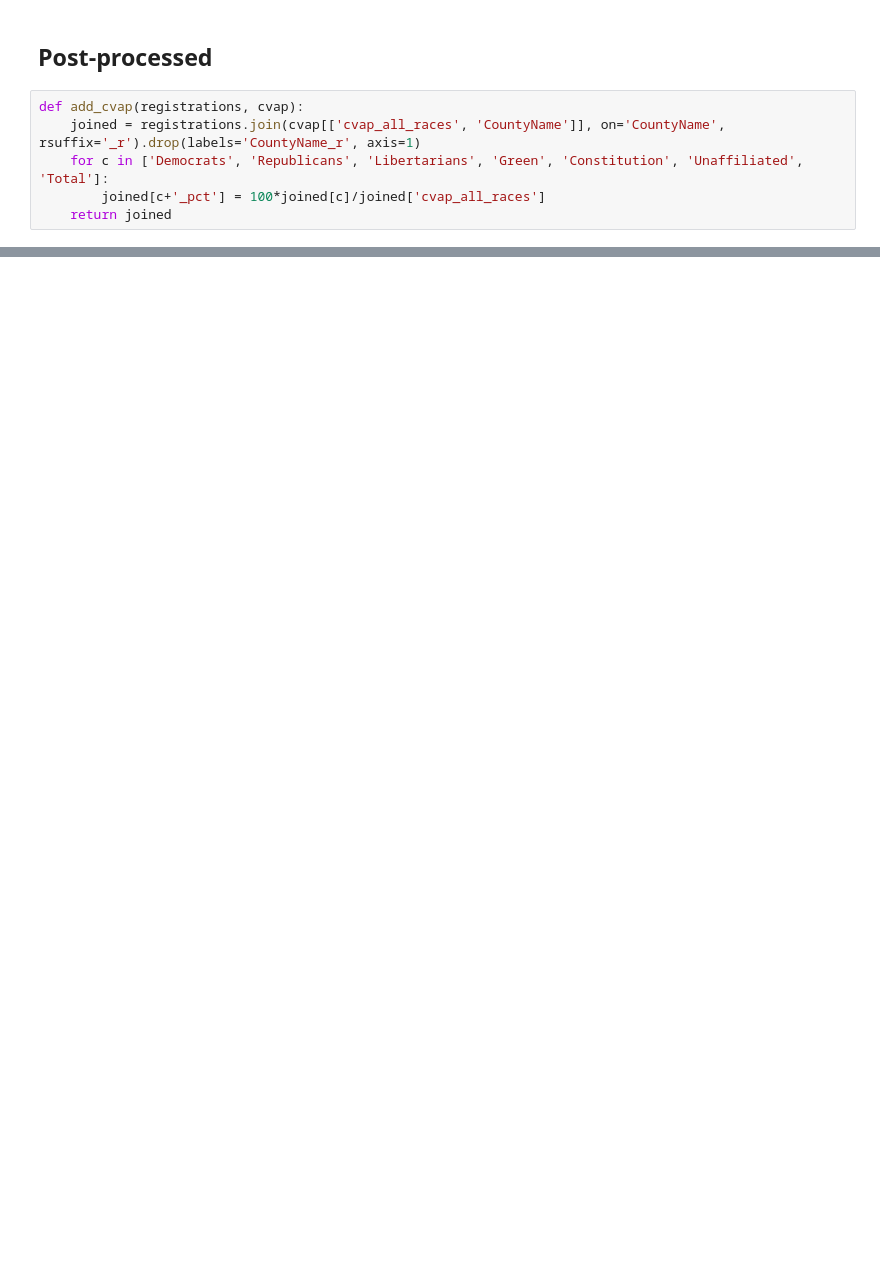
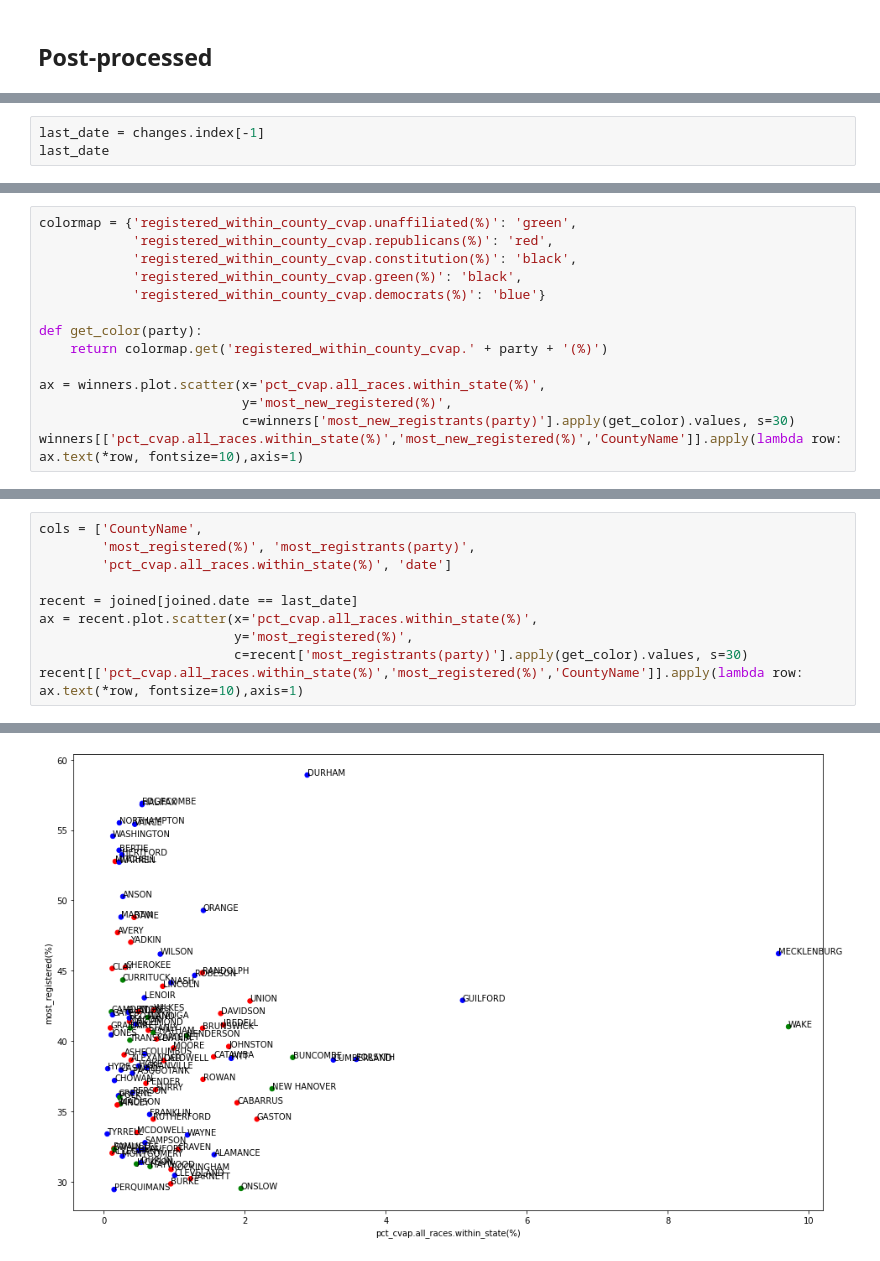
Before and after one commit to mookerji/nc-2020-dat, a Jupyter notebook: process-data-nc-2020.ipynb, the cells around one changed output, grey strips where cells are left out. Cells and saved outputs as stored; diff of their text form; blank space fills up the shorter version.

```diff
--- a/process-data-nc-2020.ipynb
+++ b/process-data-nc-2020.ipynb
@@ -117,8 +217,2 @@ cvap_df.to_csv('data/cvap2020_all_races.csv', index=False)
 # %% [markdown]
 ## Post-processed
-# %%
-def add_cvap(registrations, cvap):
-    joined = registrations.join(cvap[['cvap_all_races', 'CountyName']], on='CountyName', rsuffix='_r').drop(labels='CountyName_r', axis=1)
-    for c in ['Democrats', 'Republicans', 'Libertarians', 'Green', 'Constitution', 'Unaffiliated', 'Total']:
-        joined[c+'_pct'] = 100*joined[c]/joined['cvap_all_races']
-    return joined
@@ -166,0 +301,3 @@ changes.to_csv('data/joined2020_changes.csv', index=False)
+# %%
+last_date = changes.index[-1]
+last_date
@@ -166,0 +396,14 @@ changes.to_csv('data/joined2020_changes.csv', index=False)
+# %%
+colormap = {'registered_within_county_cvap.unaffiliated(%)': 'green',
+            'registered_within_county_cvap.republicans(%)': 'red',
+            'registered_within_county_cvap.constitution(%)': 'black',
+            'registered_within_county_cvap.green(%)': 'black',
+            'registered_within_county_cvap.democrats(%)': 'blue'}
+
+def get_color(party):
+    return colormap.get('registered_within_county_cvap.' + party + '(%)')
+
+ax = winners.plot.scatter(x='pct_cvap.all_races.within_state(%)',
+                          y='most_new_registered(%)',
+                          c=winners['most_new_registrants(party)'].apply(get_color).values, s=30)
+winners[['pct_cvap.all_races.within_state(%)','most_new_registered(%)','CountyName']].apply(lambda row: ax.text(*row, fontsize=10),axis=1)
@@ -166,0 +425,11 @@ changes.to_csv('data/joined2020_changes.csv', index=False)
+# %%
+cols = ['CountyName',
+        'most_registered(%)', 'most_registrants(party)',
+        'pct_cvap.all_races.within_state(%)', 'date']
+
+recent = joined[joined.date == last_date]
+ax = recent.plot.scatter(x='pct_cvap.all_races.within_state(%)',
+                         y='most_registered(%)',
+                         c=recent['most_registrants(party)'].apply(get_color).values, s=30)
+recent[['pct_cvap.all_races.within_state(%)','most_registered(%)','CountyName']].apply(lambda row: ax.text(*row, fontsize=10),axis=1)
+# %% [output]
@@ -166,0 +448 @@ changes.to_csv('data/joined2020_changes.csv', index=False)
+[figure, added]
```
Also changed, not shown: parts of 44 cells of this notebook, 48 other files.
